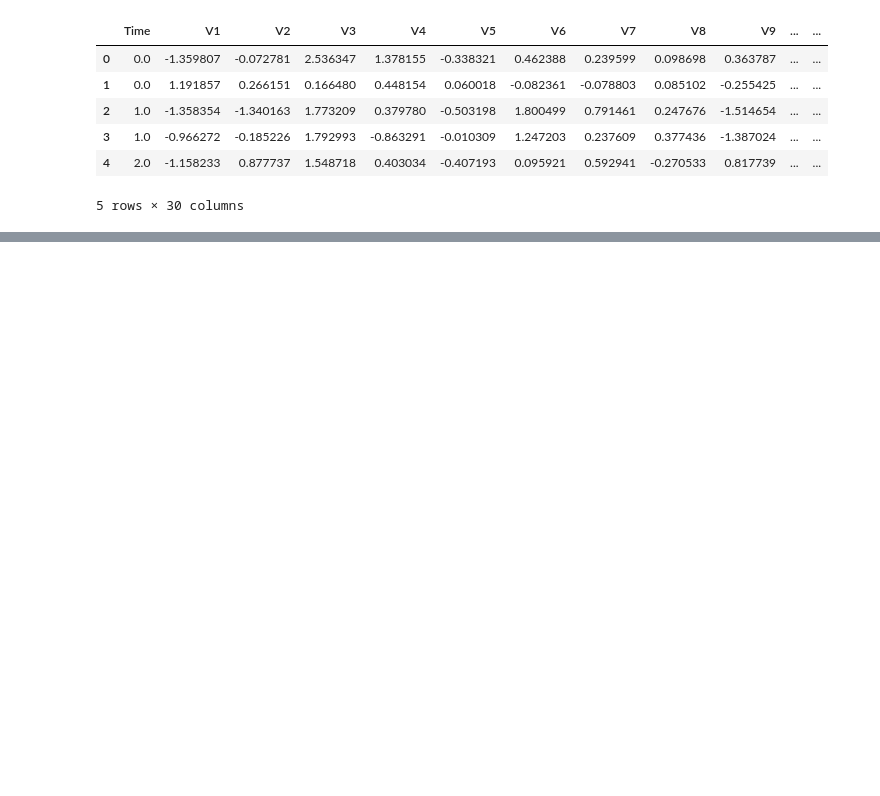
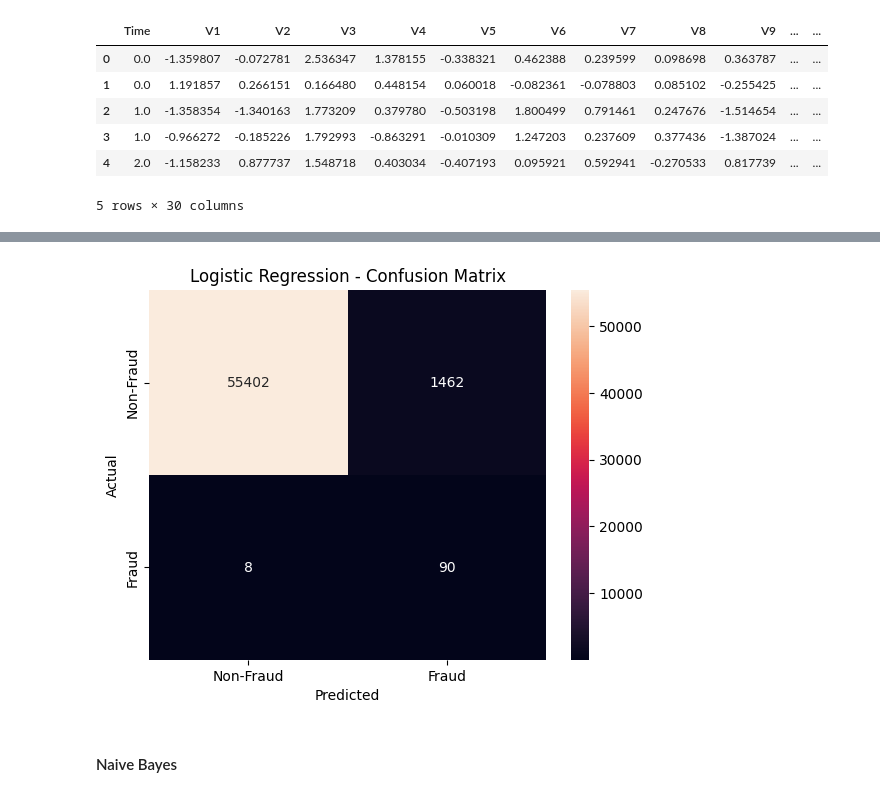
Before and after one commit to mubashiraasma/Credit-Card-Fraud-Detection, a Jupyter notebook: FraudDetection.ipynb, the cells around one changed output, grey strips where cells are left out. Cells and saved outputs as stored; diff of their text form; code cells hidden in the pictures; blank space fills up the shorter version.

```diff
--- a/FraudDetection.ipynb
+++ b/FraudDetection.ipynb
@@ -166,0 +144,3 @@ rfc_model = rfc.fit(X_train, y_train)
+# %%
+smote = SMOTE(random_state=42)
+X_train_smote, y_train_smote = smote.fit_resample(X_train, y_train)
@@ -166,0 +151,6 @@ rfc_model = rfc.fit(X_train, y_train)
+# %%
+lr = LogisticRegression()
+# %%
+lr_model = lr.fit(X_train_smote, y_train_smote)
+y_predict = lr_model.predict(X_test)
+print(classification_report(y_predict, y_test))
@@ -166,0 +166,12 @@ rfc_model = rfc.fit(X_train, y_train)
+# %%
+# Confusion matrix
+conf_matrix_lr = confusion_matrix(y_test, y_predict)
+sns.heatmap(conf_matrix_lr, annot=True, fmt='d', xticklabels=labels, yticklabels=labels)
+plt.xlabel('Predicted')
+plt.ylabel('Actual')
+plt.title('Logistic Regression - Confusion Matrix')
+plt.show()
+# %% [output]
+[figure, added]
+# %% [markdown]
+#### Naive Bayes
```
Also changed, not shown: parts of 25 cells of this notebook.
